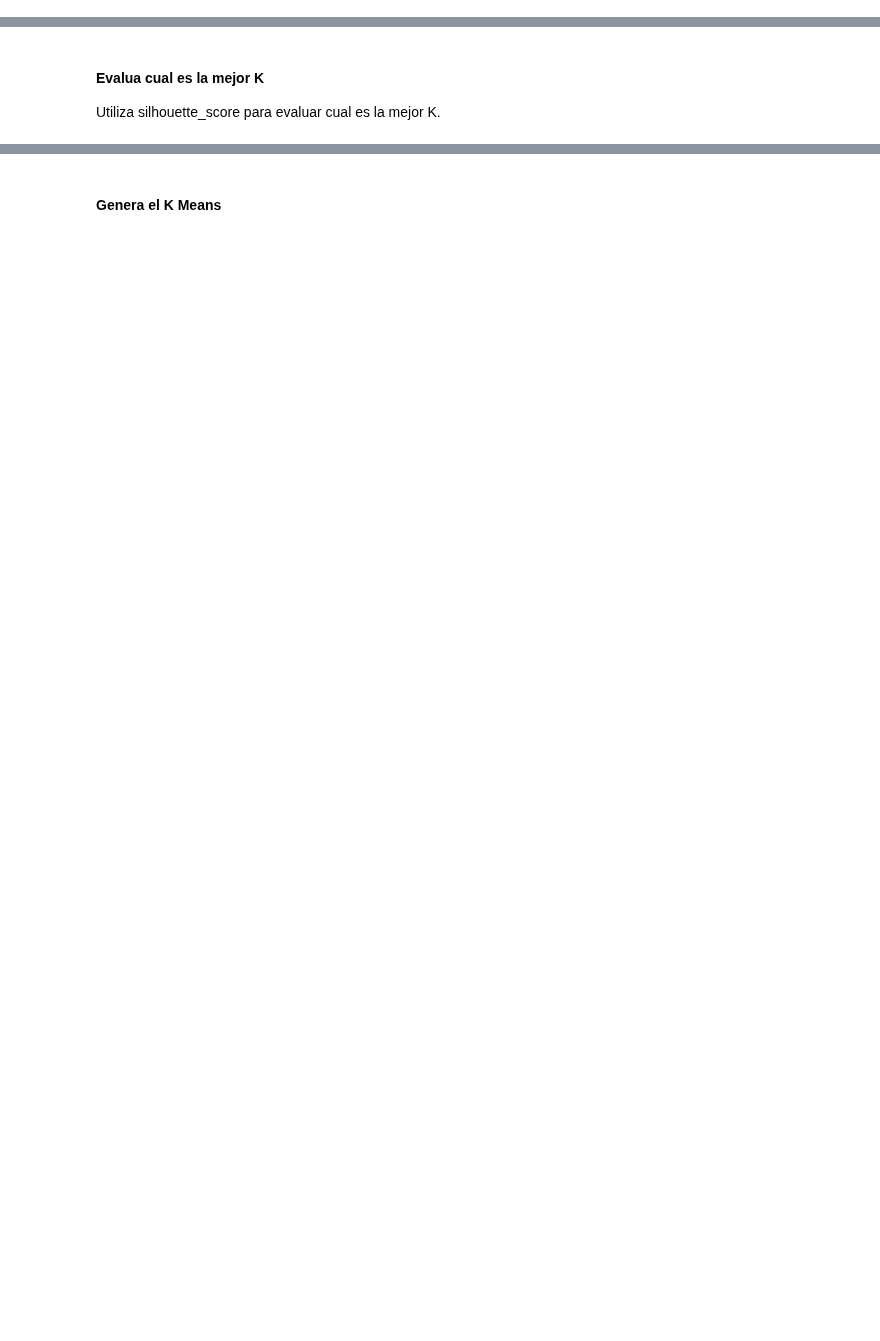
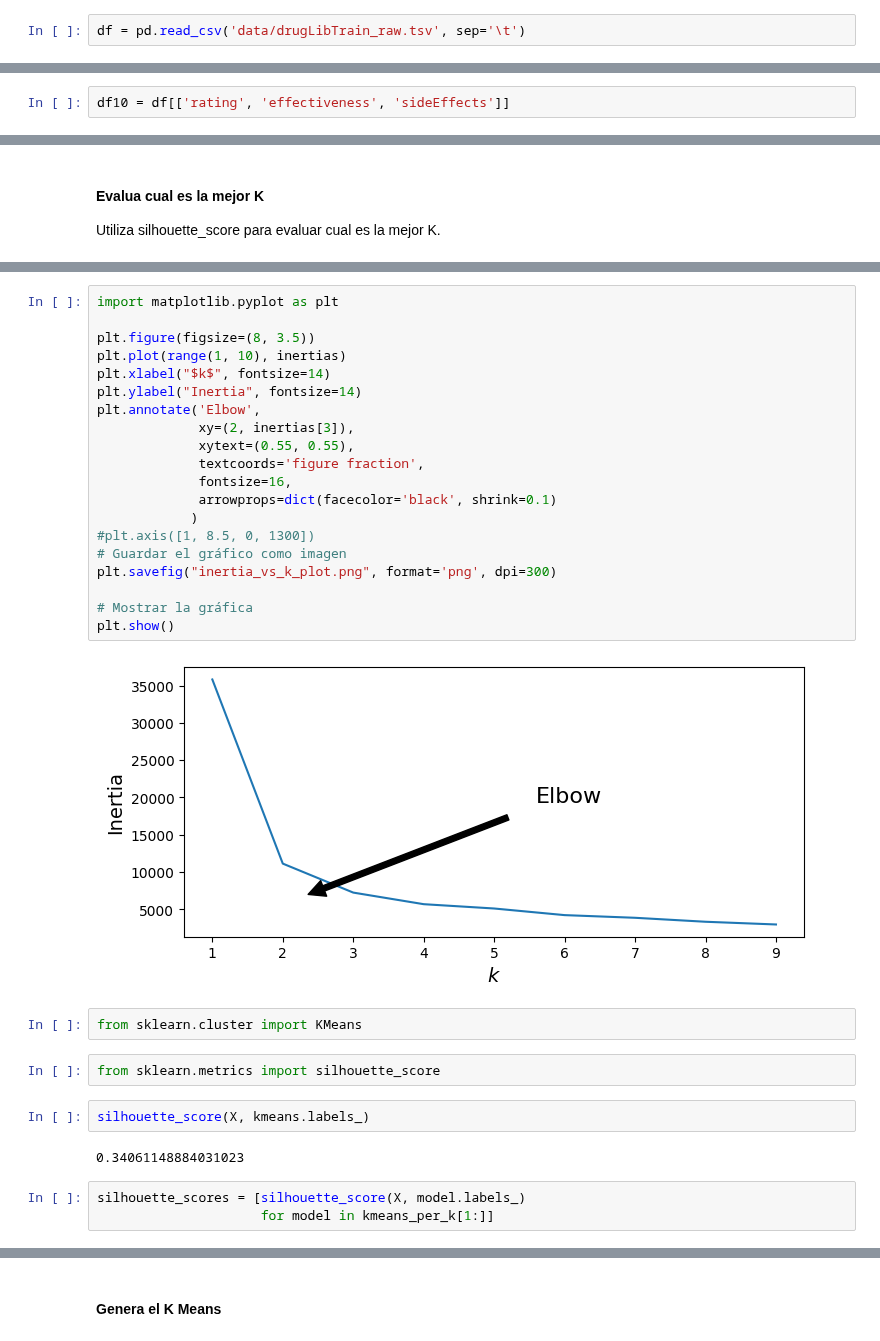
Before and after one commit to MikelTelo/dsft2409_mikeltelo, a Jupyter notebook: 2409_dsft_thebridge_core/3-Machine_Learning/2-No_Supervisado/1-Clustering/Practica/EJER_1_kmeans_drugs_review.ipynb, the cells around one changed output, grey strips where cells are left out. Drawn from its saved outputs; the diff is of its cells as text; blank space fills up the shorter version.

```diff
--- a/2409_dsft_thebridge_core/3-Machine_Learning/2-No_Supervisado/1-Clustering/Practica/EJER_1_kmeans_drugs_review.ipynb
+++ b/2409_dsft_thebridge_core/3-Machine_Learning/2-No_Supervisado/1-Clustering/Practica/EJER_1_kmeans_drugs_review.ipynb
@@ -6,3 +9,5 @@ Importa el dataset *drugLibTrain_raw.tsv*
+# %%
+df = pd.read_csv('data/drugLibTrain_raw.tsv', sep='\t')
 # %% [markdown]
 ### Descriptive Analysis
 # %% [markdown]
@@ -10,3 +55,5 @@ Quedate únicamente con las columnas que podamos manejar: Columnas numéricas y
+# %%
+df10 = df[['rating', 'effectiveness', 'sideEffects']]
 # %% [markdown]
 #### Transforma las columnas categóricas
 
@@ -17,0 +248,33 @@ Utiliza silhouette_score para evaluar cual es la mejor K.
+# %%
+import matplotlib.pyplot as plt
+
+plt.figure(figsize=(8, 3.5))
+plt.plot(range(1, 10), inertias)
+plt.xlabel("$k$", fontsize=14)
+plt.ylabel("Inertia", fontsize=14)
+plt.annotate('Elbow',
+             xy=(2, inertias[3]),
+             xytext=(0.55, 0.55),
+             textcoords='figure fraction',
+             fontsize=16,
+             arrowprops=dict(facecolor='black', shrink=0.1)
+            )
+#plt.axis([1, 8.5, 0, 1300])
+# Guardar el gráfico como imagen
+plt.savefig("inertia_vs_k_plot.png", format='png', dpi=300)
+
+# Mostrar la gráfica
+plt.show()
+# %% [output]
+[figure, added]
+# %%
+from sklearn.cluster import KMeans
+# %%
+from sklearn.metrics import silhouette_score
+# %%
+silhouette_score(X, kmeans.labels_)
+# %% [output]
+0.34061148884031023
+# %%
+silhouette_scores = [silhouette_score(X, model.labels_)
+                     for model in kmeans_per_k[1:]]
```
Also changed, not shown: parts of 24 cells of this notebook, 1 other file.
